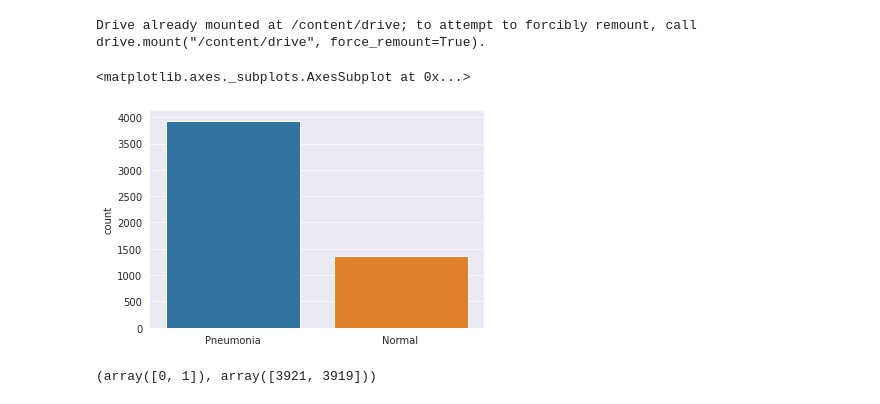
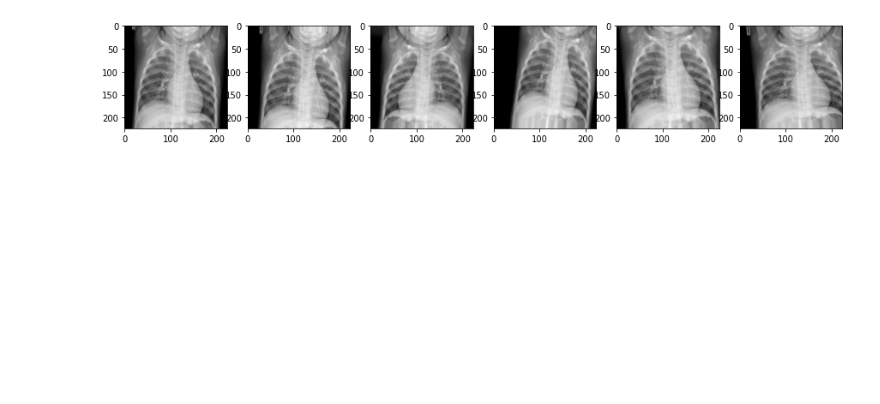
Before and after one commit to katehee/pneumonia-detection-in-X-ray-images, a Jupyter notebook: pneumonia.ipynb, the cells around one changed output. Saved outputs shown, nothing was run; the diff lists cells and outputs as text; code cells hidden in the pictures; blank space fills up the shorter version.

```diff
--- a/pneumonia.ipynb
+++ b/pneumonia.ipynb
@@ -35,19 +48,0 @@ def get_training_data(data_dir):
-# %%
-drive.mount('/content/drive')
-train = get_training_data('/content/drive/MyDrive/Pneumonia/train')
-test = get_training_data('/content/drive/MyDrive/Pneumonia/test')
-val = get_training_data('/content/drive/MyDrive/Pneumonia/val')
-# %% [output]
-Drive already mounted at /content/drive; to attempt to forcibly remount, call drive.mount("/content/drive", force_remount=True).
-# %%
-l = []
-for i in train:
-    if(i[1] == 0):
-        l.append("Pneumonia")
-    else:
-        l.append("Normal")
-sns.set_style('darkgrid')
-sns.countplot(l)
-# %% [output]
-<matplotlib.axes._subplots.AxesSubplot at 0x...>
-[figure, removed]
@@ -89,17 +131,23 @@ y_test = np.array(y_test)
 # %%
 datagen = ImageDataGenerator(
-        featurewise_center=False,  # set input mean to 0 over the dataset
-        samplewise_center=False,  # set each sample mean to 0
-        featurewise_std_normalization=False,  # divide inputs by std of the dataset
-        samplewise_std_normalization=False,  # divide each input by its std
-        zca_whitening=False,  # apply ZCA whitening
         rotation_range = 10,  # randomly rotate images in the range (degrees, 0 to 180)
         zoom_range = 0.1, # Randomly zoom image
+        shear_range = 0.1,
         width_shift_range=0.1,  # randomly shift images horizontally (fraction of total width)
         height_shift_range=0.1,  # randomly shift images vertically (fraction of total height)
-        horizontal_flip = True)  # randomly flip images)  # randomly flip images
+        horizontal_flip = True)  # randomly flip images)
 
 null_datagen = ImageDataGenerator()
+# %%
+#augmented images of a sample image
+fig, axes = plt.subplots(1,6,figsize=(15,15))
+axes[0].imshow(x_train[0][:,:,0], cmap='gray')
+for i in range(5):
+  sample, label = datagen.flow(x_train[:1], y_train[:1]).__getitem__(0)
+  for img in sample:
+    axes[i+1].imshow(img[:,:,0], cmap='gray')
+# %% [output]
+[figure, added]
 # %%
 from keras.utils.data_utils import Sequence
 from imblearn.over_sampling import RandomOverSampler
@@ -123,9 +171,7 @@ class BalancedDataGenerator(Sequence):
         return self.datagen.flow(x_batch, y_batch, batch_size=self.batch_size).next()
 
 balanced_gen = BalancedDataGenerator(x_train, y_train, datagen, batch_size=32)
-steps_per_epoch = balanced_gen.steps_per_epoch #generated_image, label = train.__getitem__(18)
-y_gen = [balanced_gen.__getitem__(0)[1] for i in range(steps_per_epoch)]
-print(np.unique(y_gen, return_counts=True)) #number of each label changes every training *
+# steps_per_epoch = balanced_gen.steps_per_epoch #generated_image, label = train.__getitem__(18)
+# y_gen = [balanced_gen.__getitem__(0)[1] for i in range(steps_per_epoch)]
+# print(np.unique(y_gen, return_counts=True)) #number of each label changes every training *
-# %% [output]
-(array([0, 1]), array([3921, 3919]))
 # %%
```
Also changed, not shown: parts of 15 cells of this notebook.
